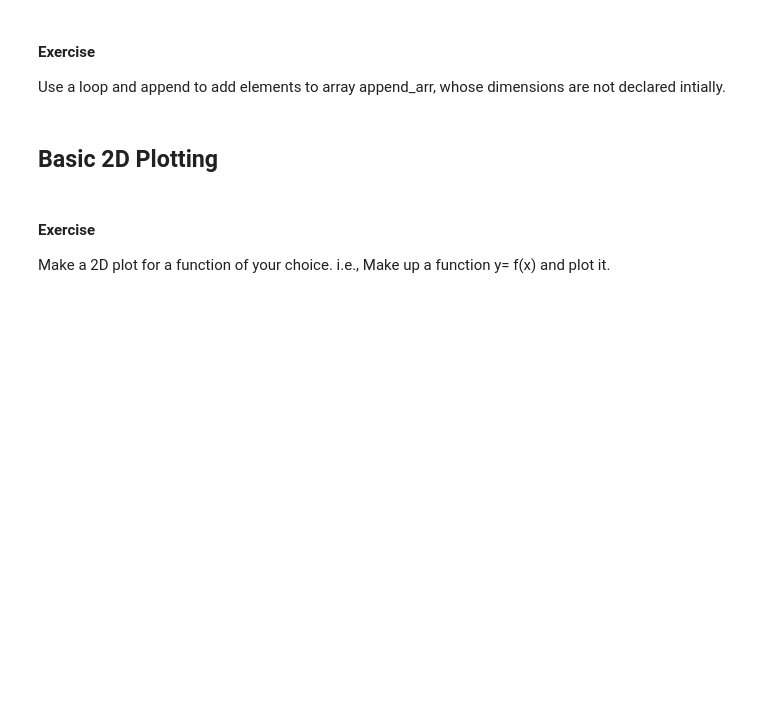
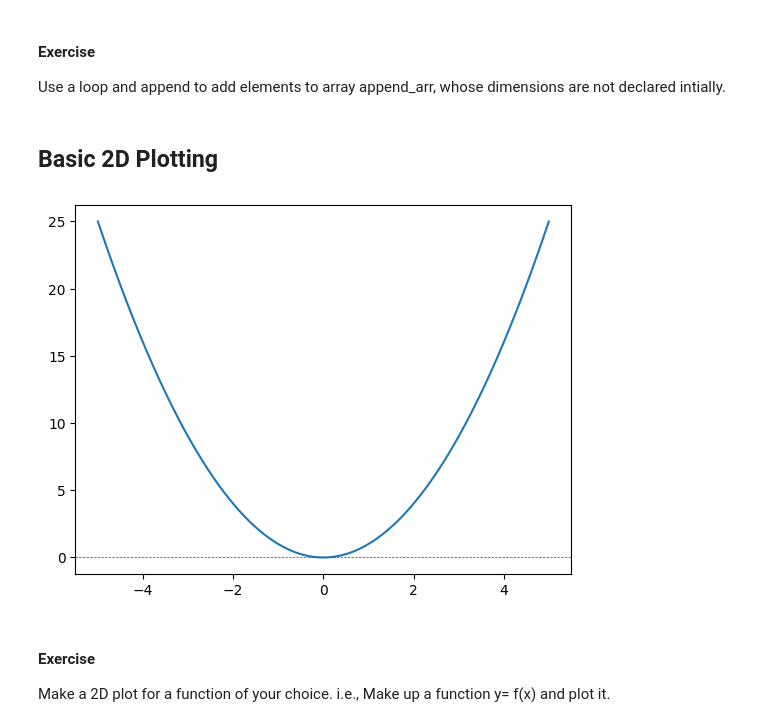
Before and after one commit to chrsshkm/Engineering-Methods-Lecture-Exercises, a Jupyter notebook: Lecture 6_python_plotting.ipynb, the cells around one changed output. Cells and saved outputs as stored; diff of their text form; code cells hidden in the pictures; blank space fills up the shorter version.

```diff
--- a/Lecture 6_python_plotting.ipynb
+++ b/Lecture 6_python_plotting.ipynb
@@ -168,20 +178,22 @@ Use a loop and append to add elements to array append_arr, whose dimensions are
 # %%
 # Try comment out the lines of code below and run it to see the plot
 # So you can see how the plot changes
 # Add comments to explain what each line does
 import matplotlib.pyplot as plt
 import numpy as np
-x = np.linspace(-5, 5, 100) # Change the range and number of points to see what happens
+x = np.linspace(-5, 5, 1000) # Change the range and number of points to see what happens
 y = x**2
 plt.plot(x, y)
-plt.title("Parabola: $y=x^2$")
-plt.xlabel("x-axis")
-plt.ylabel("y-axis")
-plt.grid()
-# plt.xlim(0, 5)  # Uncomment to limit x-axis from 0 to 5
-# plt.ylim(0, 25) # Uncomment to limit y-axis from 0 to 25
+#plt.title("Parabola: $y=x^2$")
+#plt.xlabel("x-axis")
+#plt.ylabel("y-axis")
+#plt.grid()
+#plt.xlim(0, 5)  # Uncomment to limit x-axis from 0 to 5
+#plt.ylim(0, 25) # Uncomment to limit y-axis from 0 to 25
 plt.axhline(0, color='red',linewidth=0.5, ls='--')
 plt.show()
+# %% [output]
+[figure, added]
 # %% [markdown]
 #### Exercise
 Make a 2D plot for a function of your choice. i.e., Make up a function y= f(x) and plot it.
```
Also changed, not shown: parts of 5 cells of this notebook.
